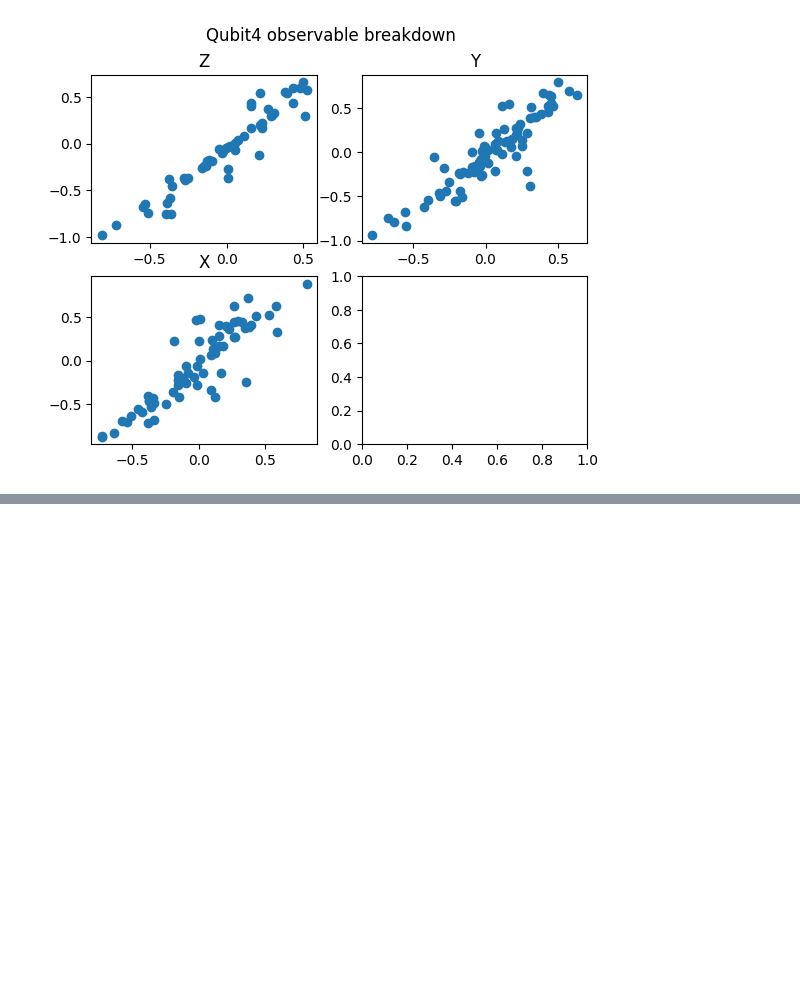
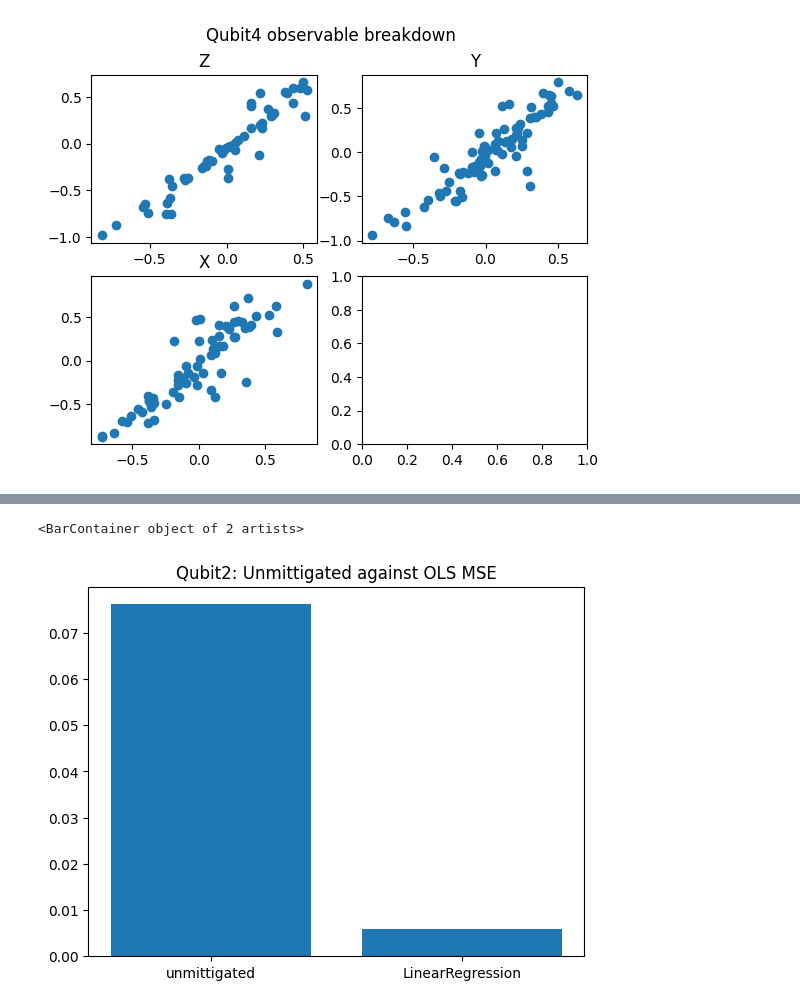
Before and after one commit to prachisharma21/ML_4_QEM, a Jupyter notebook: 5Models_Test.ipynb, the cells around one changed output, grey strips where cells are left out. Saved outputs shown, nothing was run; the diff lists cells and outputs as text; code cells hidden in the pictures; blank space fills up the shorter version.

```diff
--- a/5Models_Test.ipynb
+++ b/5Models_Test.ipynb
@@ -169,0 +191,9 @@ plt.show(fig1)
+# %%
+bar0 = mean_squared_error(df_qu2['noisy_expectation'], df_qu2['target'])
+model = LinearRegression()
+bar1 = FeatureExtract.KF(5, model, df_qu2.drop(columns=['encoded_observable', 'observable', 'target']).reset_index(), df_qu2['target'].reset_index())
+plt.title('Qubit2: Unmittigated against OLS MSE')
+plt.bar(['unmittigated', 'LinearRegression'], [bar0, bar1])
+# %% [output]
+<BarContainer object of 2 artists>
+[figure, added]
```
Also changed, not shown: parts of 6 cells of this notebook, 1 other file.
